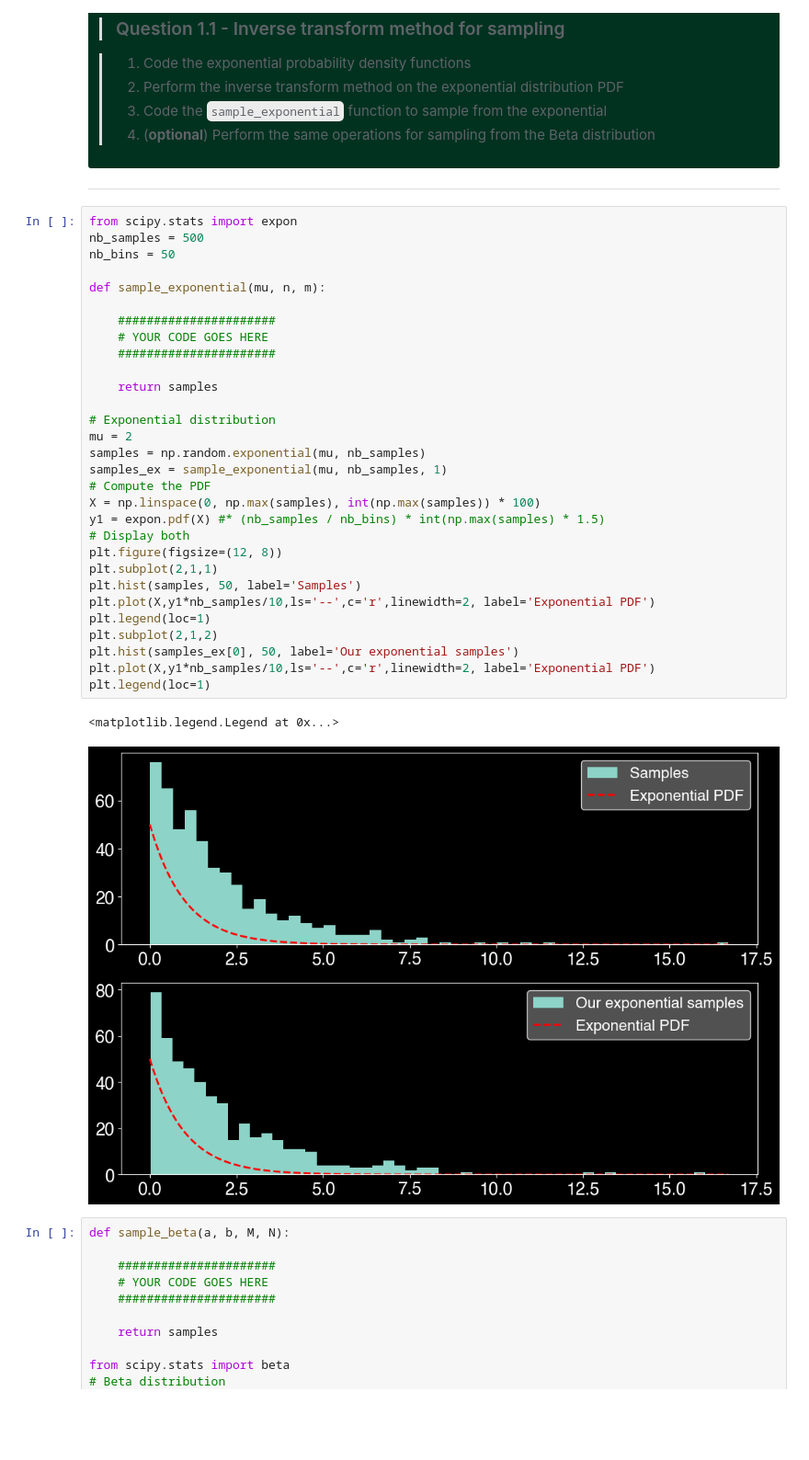
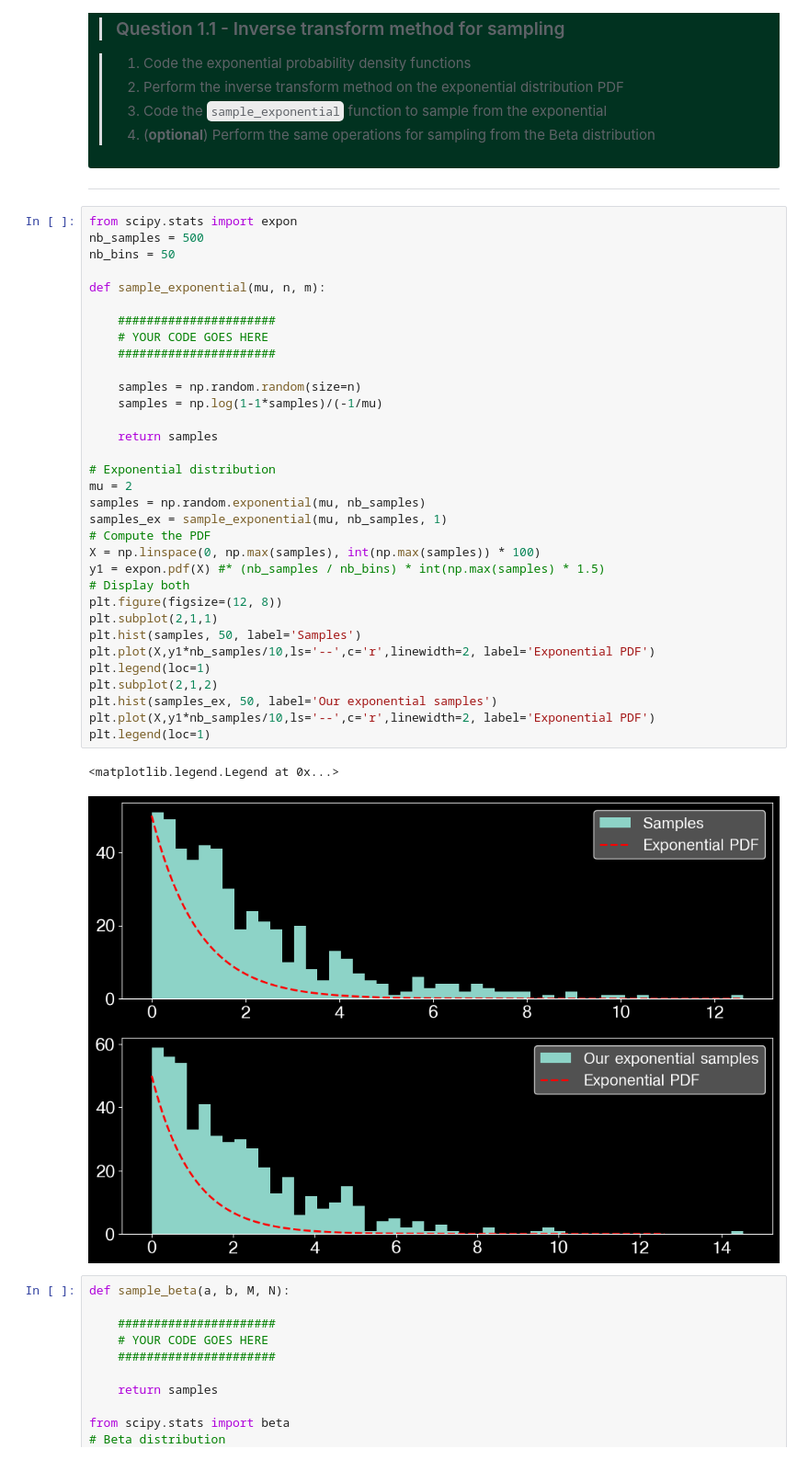
Before and after one commit to yutian-zhao/creative_ml, a Jupyter notebook: 05_probabilities_bayesian.ipynb, the cells around one changed output. Shown at 92% size. Saved outputs shown, nothing was run; the diff lists cells and outputs as text; blank space fills up the shorter version.

```diff
--- a/05_probabilities_bayesian.ipynb
+++ b/05_probabilities_bayesian.ipynb
@@ -406,35 +388,38 @@ $$
 from scipy.stats import expon
 nb_samples = 500
 nb_bins = 50
 
 def sample_exponential(mu, n, m):
 
     ######################
     # YOUR CODE GOES HERE
     ######################
+
+    samples = np.random.random(size=n)
+    samples = np.log(1-1*samples)/(-1/mu)
 
     return samples
 
 # Exponential distribution
 mu = 2
 samples = np.random.exponential(mu, nb_samples)
 samples_ex = sample_exponential(mu, nb_samples, 1)
 # Compute the PDF
 X = np.linspace(0, np.max(samples), int(np.max(samples)) * 100)
 y1 = expon.pdf(X) #* (nb_samples / nb_bins) * int(np.max(samples) * 1.5)
 # Display both
 plt.figure(figsize=(12, 8))
 plt.subplot(2,1,1)
 plt.hist(samples, 50, label='Samples')
 plt.plot(X,y1*nb_samples/10,ls='--',c='r',linewidth=2, label='Exponential PDF')
 plt.legend(loc=1)
 plt.subplot(2,1,2)
-plt.hist(samples_ex[0], 50, label='Our exponential samples')
+plt.hist(samples_ex, 50, label='Our exponential samples')
 plt.plot(X,y1*nb_samples/10,ls='--',c='r',linewidth=2, label='Exponential PDF')
 plt.legend(loc=1)
 # %% [output]
 <matplotlib.legend.Legend at 0x...>
-[figure, old version]
+[figure, new version]
 # %%
 def sample_beta(a, b, M, N):
 
```
Also changed, not shown: parts of 13 cells of this notebook.
